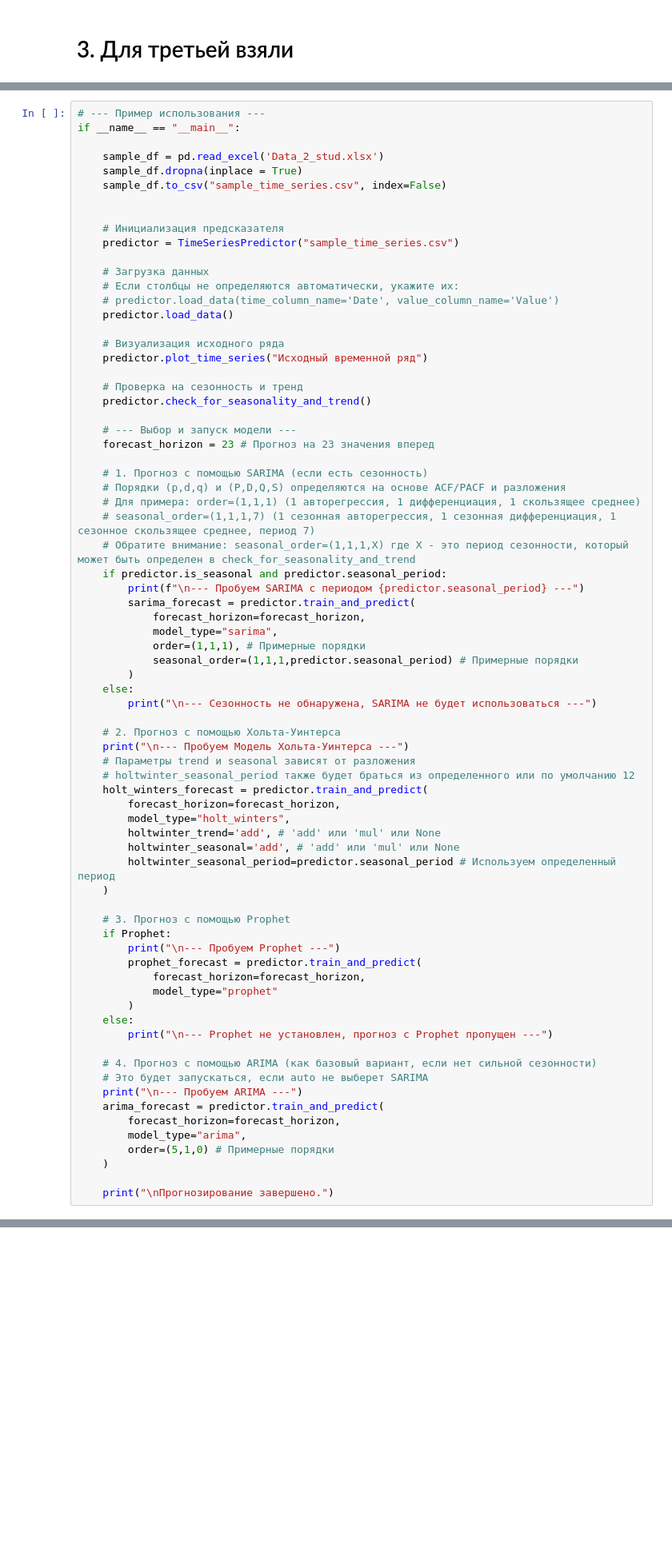
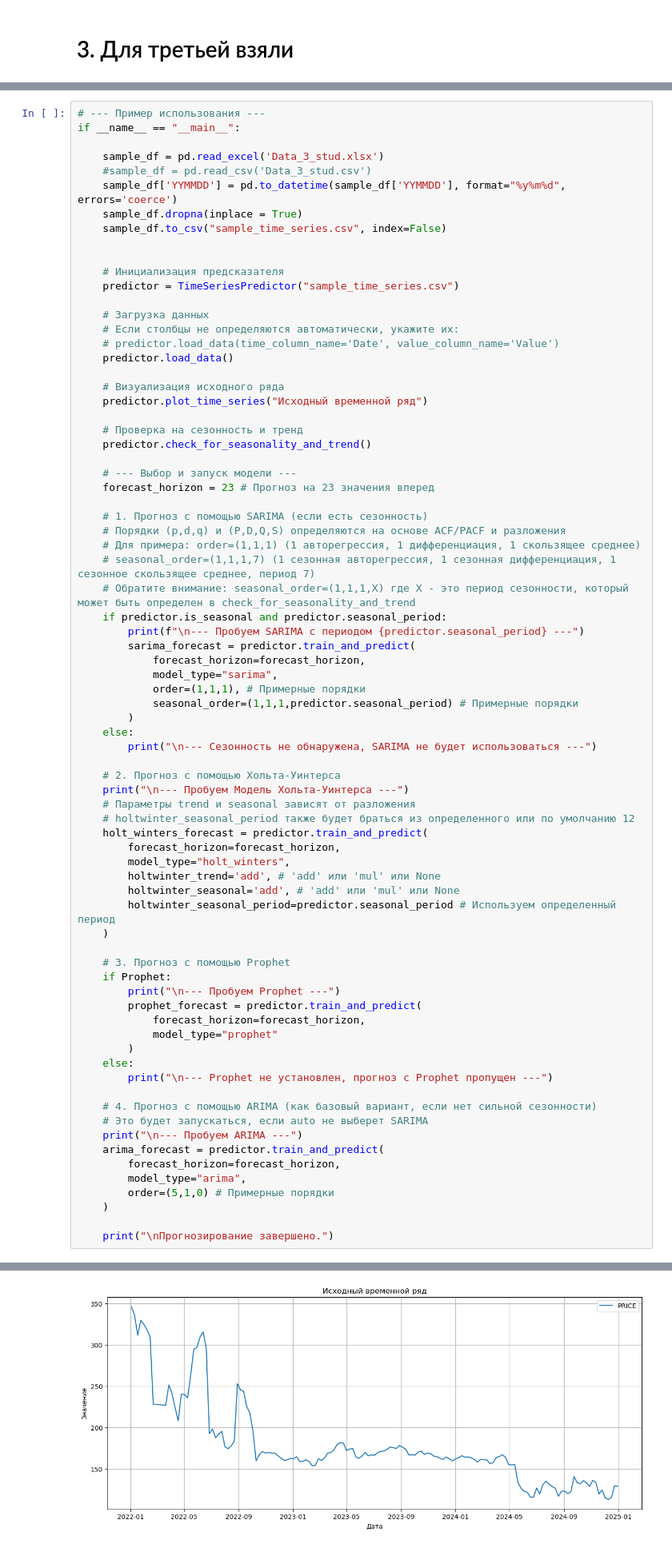
Before and after one commit to EugeneSt27/Math-forecastng, a Jupyter notebook: Battle/battle.ipynb, the cells around one changed output, grey strips where cells are left out. Shown at 80% size. Saved outputs shown, nothing was run; the diff lists cells and outputs as text; blank space fills up the shorter version.

```diff
--- a/Battle/battle.ipynb
+++ b/Battle/battle.ipynb
@@ -678,7 +683,9 @@ answer_2.to_csv('answer_2.csv')
 # --- Пример использования ---
 if __name__ == "__main__":
 
-    sample_df = pd.read_excel('Data_2_stud.xlsx')
+    sample_df = pd.read_excel('Data_3_stud.xlsx')
+    #sample_df = pd.read_csv('Data_3_stud.csv')
+    sample_df['YYMMDD'] = pd.to_datetime(sample_df['YYMMDD'], format="%y%m%d", errors='coerce')
     sample_df.dropna(inplace = True)
     sample_df.to_csv("sample_time_series.csv", index=False)
 
@@ -748,3 +755,4 @@ if __name__ == "__main__":
     )
 
     print("\nПрогнозирование завершено.")
+# %% [output]
@@ -750,0 +776 @@ if __name__ == "__main__":
+[figure, added]
```
Also changed, not shown: parts of 5 cells of this notebook.
